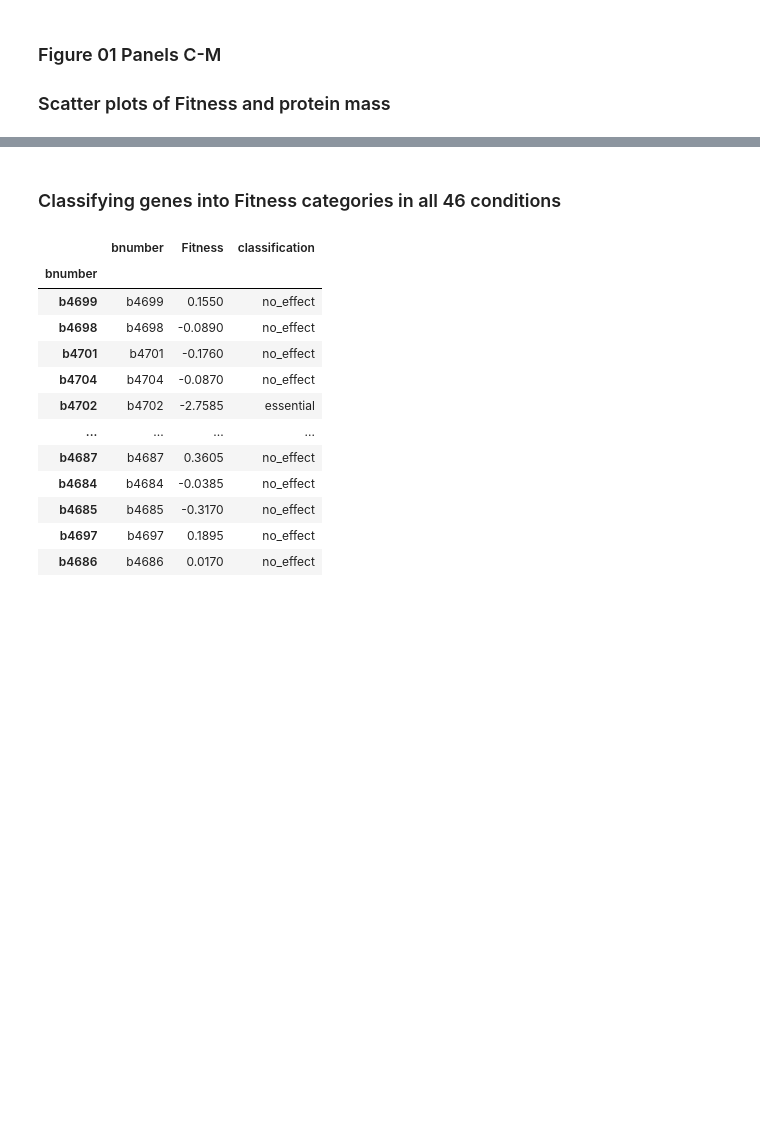
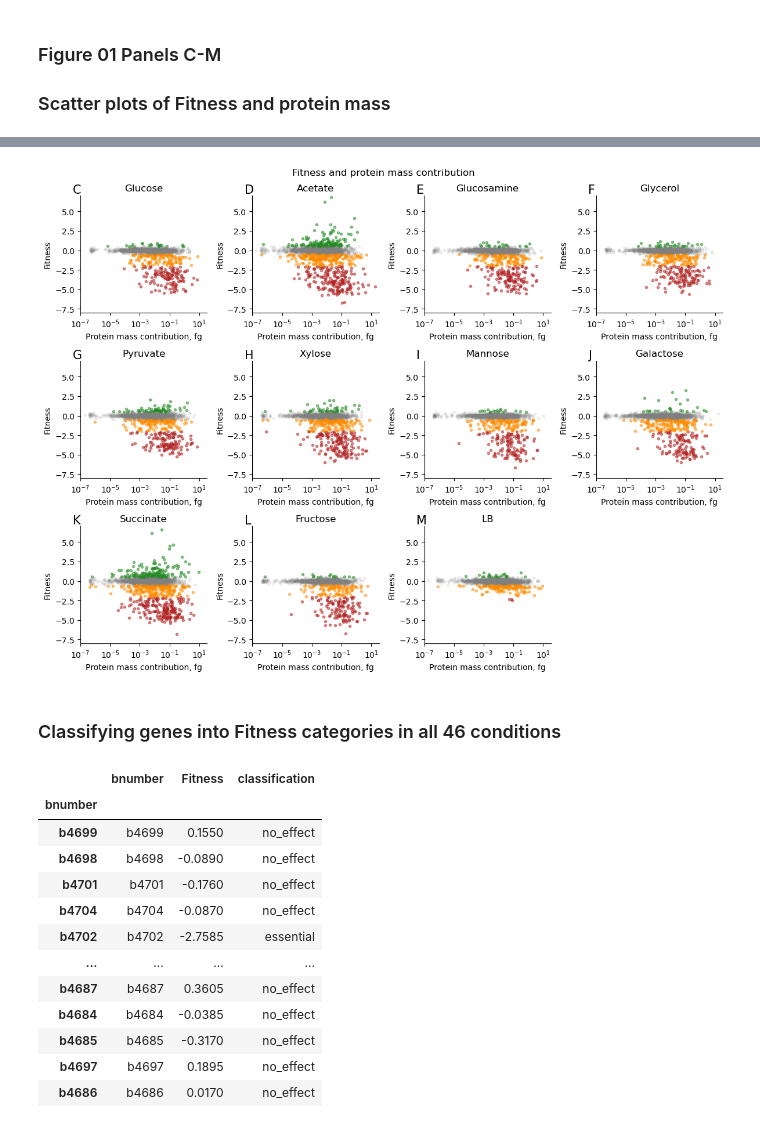
Before and after one commit to utrillalab/Fitness_analysis, a Jupyter notebook: Code_Notebooks/Fig01_Panels_and_Boxplots.ipynb, the cells around one changed output, grey strips where cells are left out. Saved outputs shown, nothing was run; the diff lists cells and outputs as text; code cells hidden in the pictures; blank space fills up the shorter version.

```diff
--- a/Code_Notebooks/Fig01_Panels_and_Boxplots.ipynb
+++ b/Code_Notebooks/Fig01_Panels_and_Boxplots.ipynb
@@ -286,3 +242,46 @@ plt.savefig('../Output/Figure_01_Panels_C_to_M.svg')
+# %%
+plt.figure(figsize=(12, 9))
+plt.suptitle('Fitness and protein mass contribution')
+
+for n, condition in enumerate(selected_fitness.columns[1:]):
+    if condition in protein_mass.columns:
+        ax = plt.subplot(3, 4, n + 1)
+        ax.spines['right'].set_visible(False)
+        ax.spines['top'].set_visible(False)
+        plt.title(condition)
+
+        for bnum in set(selected_fitness.index).intersection(set(protein_mass.Bnumber)):
+            if protein_mass.loc[protein_mass.Bnumber == bnum][condition].values[0] > 0:
+                if selected_fitness.loc[bnum][condition] > 0.5:
+                    plt.plot(protein_mass.loc[protein_mass.Bnumber == bnum][condition].values[0],
+                             selected_fitness.loc[bnum][condition],
+                             color='forestgreen', alpha=0.5, linestyle='none', marker='.')
+                elif selected_fitness.loc[bnum][condition] < -2:
+                    plt.plot(protein_mass.loc[protein_mass.Bnumber == bnum][condition].values[0],
+                             selected_fitness.loc[bnum][condition],
+                             color='firebrick', alpha=0.5, linestyle='none', marker='.')
+                elif selected_fitness.loc[bnum][condition] > -2 and selected_fitness.loc[bnum][condition] < -0.5:
+                    plt.plot(protein_mass.loc[protein_mass.Bnumber == bnum][condition].values[0],
+                             selected_fitness.loc[bnum][condition],
+                             color='darkorange', alpha=0.5, linestyle='none', marker='.')
+                else:
+                    plt.plot(protein_mass.loc[protein_mass.Bnumber == bnum][condition].values[0],
+                             selected_fitness.loc[bnum][condition],
+                             color='gray', alpha=0.10, linestyle='none', marker='.')
+
+        plt.xlim(0.0000001, 33)
+        plt.ylim(-8, 7)
+        plt.xscale('log')
+        plt.xlabel('Protein mass contribution, fg')
+        plt.ylabel('Fitness')
+
+        plt.text(0.00000003, 8.5, chr(67 + n), fontsize=15, ha='left', va='top')
+
+plt.tight_layout()
+plt.rcParams['svg.fonttype'] = 'none'
+plt.savefig('../Output/Figure_01_Panels_C_to_M.svg')
+# %% [output]
+[figure, added]
 # %% [markdown]
 ### Classifying genes into Fitness categories in all 46 conditions
 # %%
```
Also changed, not shown: parts of 11 cells of this notebook, 1 other file.
